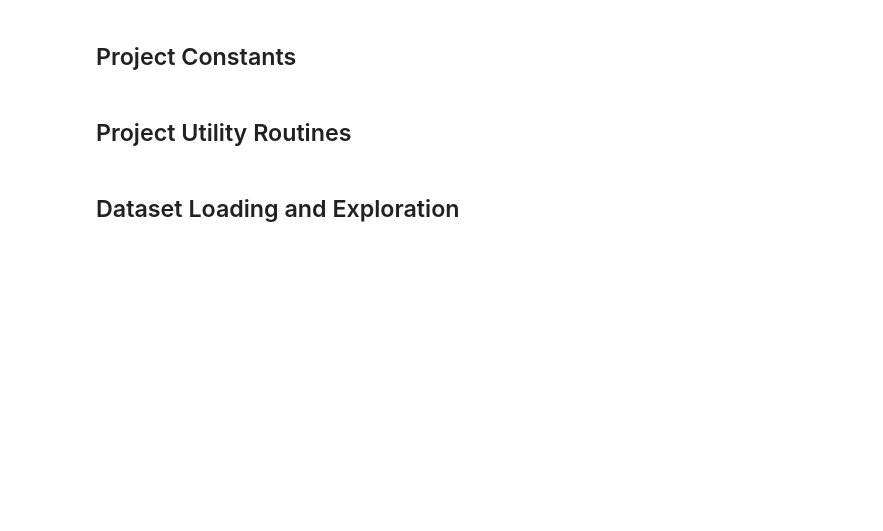
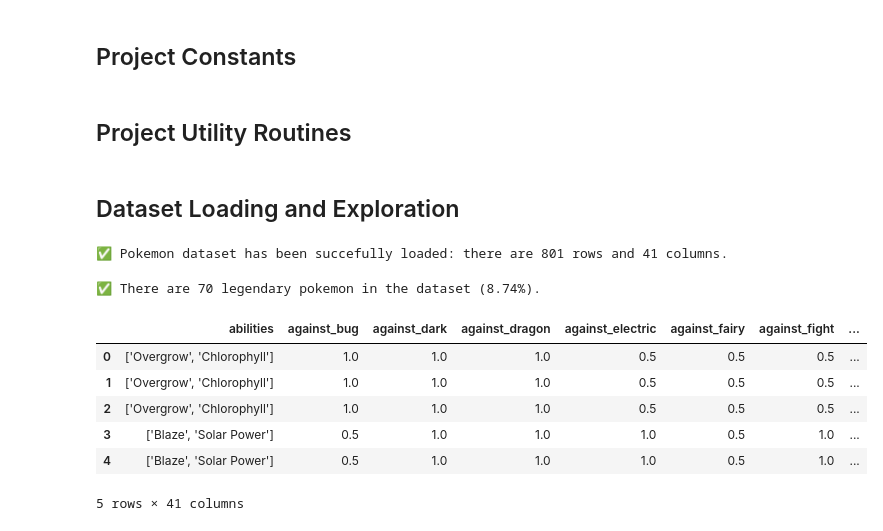
Before and after one commit to OrenChouraki06/projet-legendary-pokemon, a Jupyter notebook: legendary_pokemon_classification.ipynb, the cells around one changed output. Cells and saved outputs as stored; diff of their text form; code cells hidden in the pictures; blank space fills up the shorter version.

```diff
--- a/legendary_pokemon_classification.ipynb
+++ b/legendary_pokemon_classification.ipynb
@@ -113,3 +116,46 @@ def plotCorrelationMatrix(df, graphWidth):
     plt.show()
 # %% [markdown]
 ## Dataset Loading and Exploration
+# %%
+# load dataset from cvs file
+try:
+    df = pd.read_csv(dataset_cvs_filename, delimiter=dataset_cvs_delimiter_char, nrows = dataset_cvs_num_rows_read)
+    num_rows, num_columns = df.shape
+except Exception as e:
+    print("⚠️ Unable to load Pokemon dataset.")
+    exit(0)
+
+print(f"✅ Pokemon dataset has been succefully loaded: there are {num_rows} rows and {num_columns} columns.\n")
+# %% [output]
+✅ Pokemon dataset has been succefully loaded: there are 801 rows and 41 columns.
+# %%
+# sanity checks for the classification column
+df_labels = df[label_classification]
+
+if df_labels.isnull().sum() != 0:
+    print(f"⚠️ The Pokemon dataset is not actionable, there are null value in the '{label_classification}' column.")
+    exit(0)
+if df_labels.dtype != 'int64':
+    print(f"⚠️ The Pokemon dataset is not actionable, there are null value in the '{label_classification}' column.")
+    exit(0)
+
+num_pokemon_legendary = df_labels.value_counts().get(1)
+num_pokemon_non_legendary = df_labels.value_counts().get(0)
+
+if num_pokemon_legendary + num_pokemon_non_legendary != len(df):
+    print(f"⚠️ The Pokemon dataset is not actionable, the '{label_classification}' column contains values different than zero or one.")
+
+print(f"✅ There are {num_pokemon_legendary} legendary pokemon in the dataset ({num_pokemon_legendary/len(df)*100:.2f}%).")
+# %% [output]
+✅ There are 70 legendary pokemon in the dataset (8.74%).
+# %%
+# display first rows
+df.head()
+# %% [output]
+|  | abilities | against_bug | against_dark | against_dragon | against_electric | against_fairy | against_fight | ... |
+| 0 | ['Overgrow', 'Chlorophyll'] | 1.0 | 1.0 | 1.0 | 0.5 | 0.5 | 0.5 | ... |
+| 1 | ['Overgrow', 'Chlorophyll'] | 1.0 | 1.0 | 1.0 | 0.5 | 0.5 | 0.5 | ... |
+| 2 | ['Overgrow', 'Chlorophyll'] | 1.0 | 1.0 | 1.0 | 0.5 | 0.5 | 0.5 | ... |
+| 3 | ['Blaze', 'Solar Power'] | 0.5 | 1.0 | 1.0 | 1.0 | 0.5 | 1.0 | ... |
+| 4 | ['Blaze', 'Solar Power'] | 0.5 | 1.0 | 1.0 | 1.0 | 0.5 | 1.0 | ... |
+5 rows × 41 columns
```
Also changed, not shown: parts of 24 cells of this notebook.
